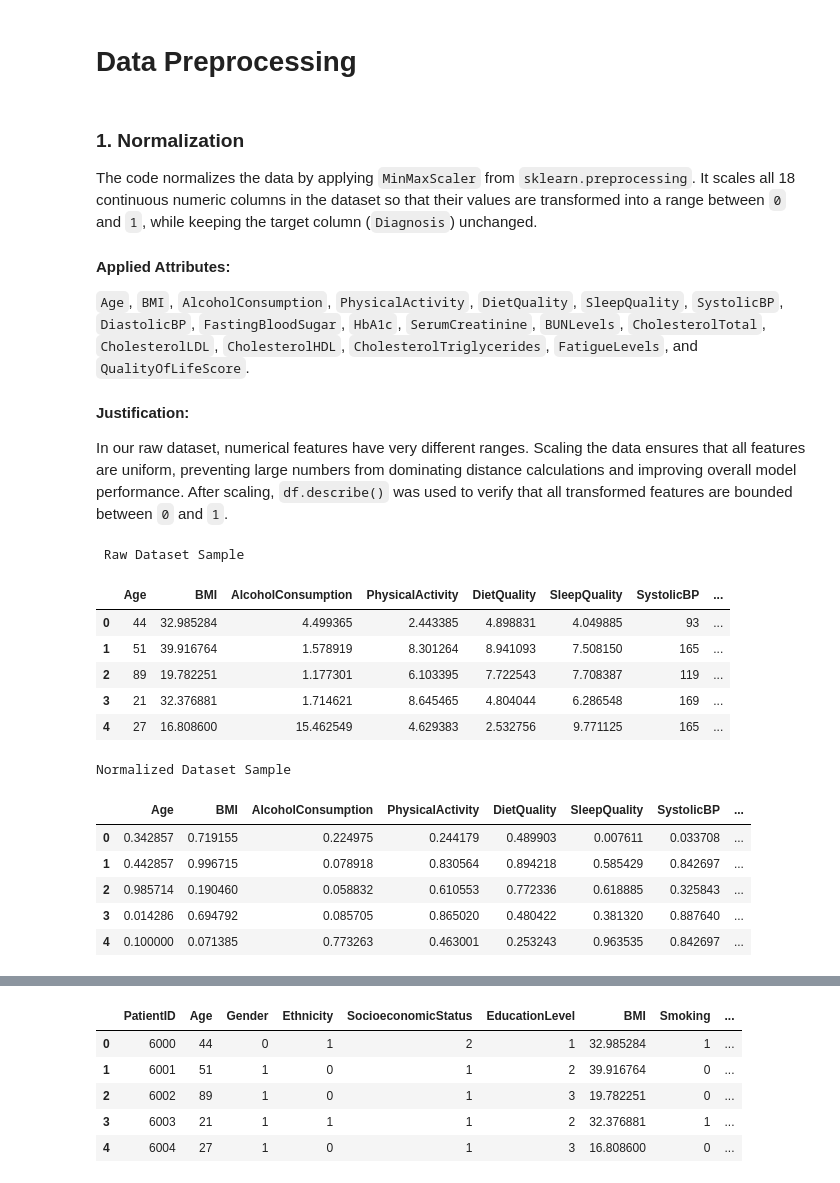
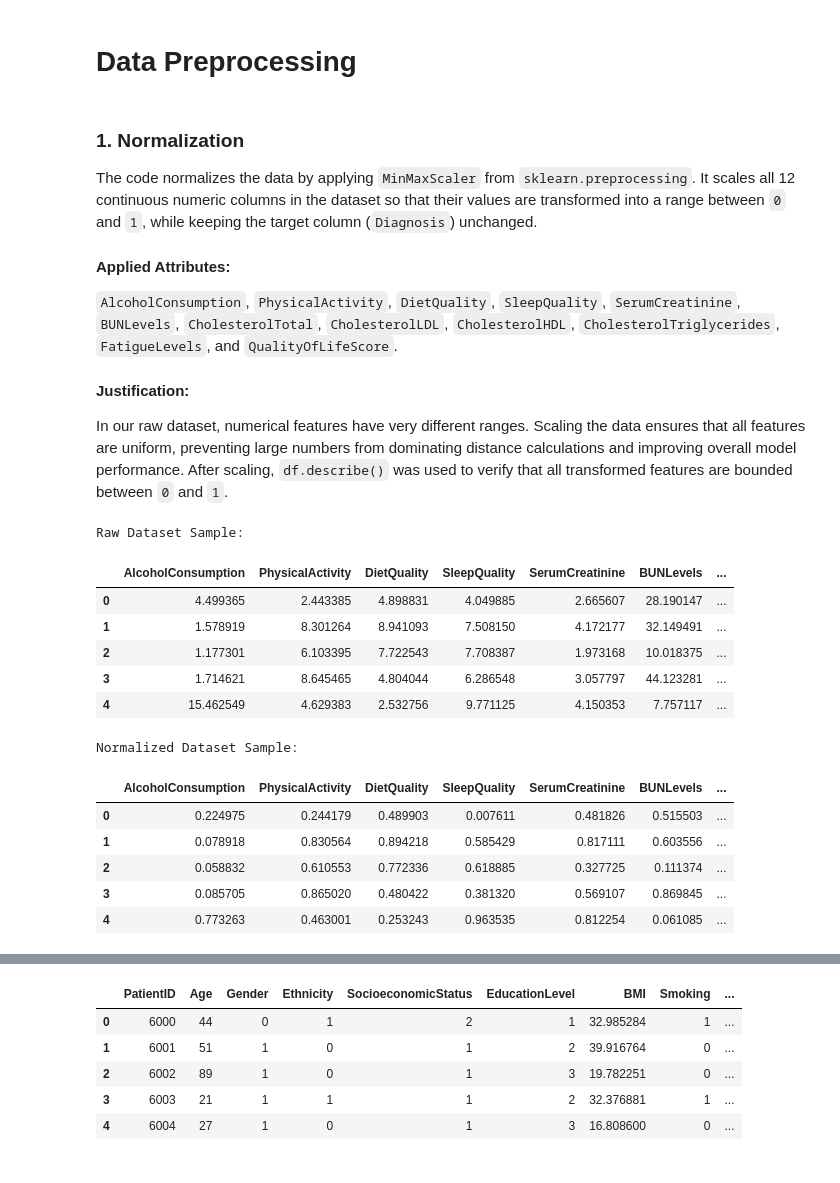
Before and after one commit to reemajedz99/IT326-Diabetes, a Jupyter notebook: Reports/Phase2.ipynb, the cells around one changed output, grey strips where cells are left out. Drawn from its saved outputs; the diff is of its cells as text; code cells hidden in the pictures.

```diff
--- a/Reports/Phase2.ipynb
+++ b/Reports/Phase2.ipynb
@@ -164,66 +169,49 @@ Feature Scaling (Normalization): Because Age spans a wide range ($20\text{--}90$
 # %% [markdown]
 ### 1. Normalization
 
-The code normalizes the data by applying `MinMaxScaler` from `sklearn.preprocessing`. It scales all 18 continuous numeric columns in the dataset so that their values are transformed into a range between `0` and `1`, while keeping the target column (`Diagnosis`) unchanged.
+The code normalizes the data by applying `MinMaxScaler` from `sklearn.preprocessing`. It scales all 12 continuous numeric columns in the dataset so that their values are transformed into a range between `0` and `1`, while keeping the target column (`Diagnosis`) unchanged.
 
 #### **Applied Attributes:**
-`Age`, `BMI`, `AlcoholConsumption`, `PhysicalActivity`, `DietQuality`, `SleepQuality`, `SystolicBP`, `DiastolicBP`, `FastingBloodSugar`, `HbA1c`, `SerumCreatinine`, `BUNLevels`, `CholesterolTotal`, `CholesterolLDL`, `CholesterolHDL`, `CholesterolTriglycerides`, `FatigueLevels`, and `QualityOfLifeScore`.
+`AlcoholConsumption`, `PhysicalActivity`, `DietQuality`, `SleepQuality`, `SerumCreatinine`, `BUNLevels`, `CholesterolTotal`, `CholesterolLDL`, `CholesterolHDL`, `CholesterolTriglycerides`, `FatigueLevels`, and `QualityOfLifeScore`.
 
 #### **Justification:**
 In our raw dataset, numerical features have very different ranges. Scaling the data ensures that all features are uniform, preventing large numbers from dominating distance calculations and improving overall model performance. After scaling, `df.describe()` was used to verify that all transformed features are bounded between `0` and `1`.
 # %%
 import pandas as pd
 from sklearn.preprocessing import MinMaxScaler
-import os
-
-raw_df = pd.read_csv('Dataset/Raw_dataset.csv')
 
 preprocessed_df = raw_df.copy()
 
 num_cols = [
-    'Age', 'BMI', 'AlcoholConsumption', 'PhysicalActivity',
-    'DietQuality', 'SleepQuality', 'SystolicBP', 'DiastolicBP',
-    'FastingBloodSugar', 'HbA1c', 'SerumCreatinine', 'BUNLevels',
+    'AlcoholConsumption', 'PhysicalActivity', 'DietQuality',
+    'SleepQuality', 'SerumCreatinine', 'BUNLevels',
     'CholesterolTotal', 'CholesterolLDL', 'CholesterolHDL',
     'CholesterolTriglycerides', 'FatigueLevels', 'QualityOfLifeScore'
 ]
 
-
 scaler = MinMaxScaler()
 preprocessed_df[num_cols] = scaler.fit_transform(preprocessed_df[num_cols])
 
-print(" Raw Dataset Sample ")
+print("Raw Dataset Sample:")
 display(raw_df[num_cols].head())
 
-print("\nNormalized Dataset Sample ")
+print("\nNormalized Dataset Sample:")
 display(preprocessed_df[num_cols].head())
-
-if not os.path.exists('Dataset'):
-    os.makedirs('Dataset')
-
-preprocessed_df.to_csv('Dataset/Preprocessed_dataset.csv', index=False)
-
-import os
-
-if not os.path.exists('Dataset'):
-    os.makedirs('Dataset')
-
-preprocessed_df.to_csv('Dataset/Preprocessed_dataset.csv', index=False)
 # %% [output]
- Raw Dataset Sample
+Raw Dataset Sample:
-|  | Age | BMI | AlcoholConsumption | PhysicalActivity | DietQuality | SleepQuality | SystolicBP | ... |
-| 0 | 44 | 32.985284 | 4.499365 | 2.443385 | 4.898831 | 4.049885 | 93 | ... |
-| 1 | 51 | 39.916764 | 1.578919 | 8.301264 | 8.941093 | 7.508150 | 165 | ... |
-| 2 | 89 | 19.782251 | 1.177301 | 6.103395 | 7.722543 | 7.708387 | 119 | ... |
-| 3 | 21 | 32.376881 | 1.714621 | 8.645465 | 4.804044 | 6.286548 | 169 | ... |
-| 4 | 27 | 16.808600 | 15.462549 | 4.629383 | 2.532756 | 9.771125 | 165 | ... |
+|  | AlcoholConsumption | PhysicalActivity | DietQuality | SleepQuality | SerumCreatinine | BUNLevels | ... |
+| 0 | 4.499365 | 2.443385 | 4.898831 | 4.049885 | 2.665607 | 28.190147 | ... |
+| 1 | 1.578919 | 8.301264 | 8.941093 | 7.508150 | 4.172177 | 32.149491 | ... |
+| 2 | 1.177301 | 6.103395 | 7.722543 | 7.708387 | 1.973168 | 10.018375 | ... |
+| 3 | 1.714621 | 8.645465 | 4.804044 | 6.286548 | 3.057797 | 44.123281 | ... |
+| 4 | 15.462549 | 4.629383 | 2.532756 | 9.771125 | 4.150353 | 7.757117 | ... |
-Normalized Dataset Sample
+Normalized Dataset Sample:
-|  | Age | BMI | AlcoholConsumption | PhysicalActivity | DietQuality | SleepQuality | SystolicBP | ... |
-| 0 | 0.342857 | 0.719155 | 0.224975 | 0.244179 | 0.489903 | 0.007611 | 0.033708 | ... |
-| 1 | 0.442857 | 0.996715 | 0.078918 | 0.830564 | 0.894218 | 0.585429 | 0.842697 | ... |
-| 2 | 0.985714 | 0.190460 | 0.058832 | 0.610553 | 0.772336 | 0.618885 | 0.325843 | ... |
-| 3 | 0.014286 | 0.694792 | 0.085705 | 0.865020 | 0.480422 | 0.381320 | 0.887640 | ... |
-| 4 | 0.100000 | 0.071385 | 0.773263 | 0.463001 | 0.253243 | 0.963535 | 0.842697 | ... |
+|  | AlcoholConsumption | PhysicalActivity | DietQuality | SleepQuality | SerumCreatinine | BUNLevels | ... |
+| 0 | 0.224975 | 0.244179 | 0.489903 | 0.007611 | 0.481826 | 0.515503 | ... |
+| 1 | 0.078918 | 0.830564 | 0.894218 | 0.585429 | 0.817111 | 0.603556 | ... |
+| 2 | 0.058832 | 0.610553 | 0.772336 | 0.618885 | 0.327725 | 0.111374 | ... |
+| 3 | 0.085705 | 0.865020 | 0.480422 | 0.381320 | 0.569107 | 0.869845 | ... |
+| 4 | 0.773263 | 0.463001 | 0.253243 | 0.963535 | 0.812254 | 0.061085 | ... |
 # %%
 df.info()
 df.describe()
```
Also changed, not shown: parts of 6 cells of this notebook.
